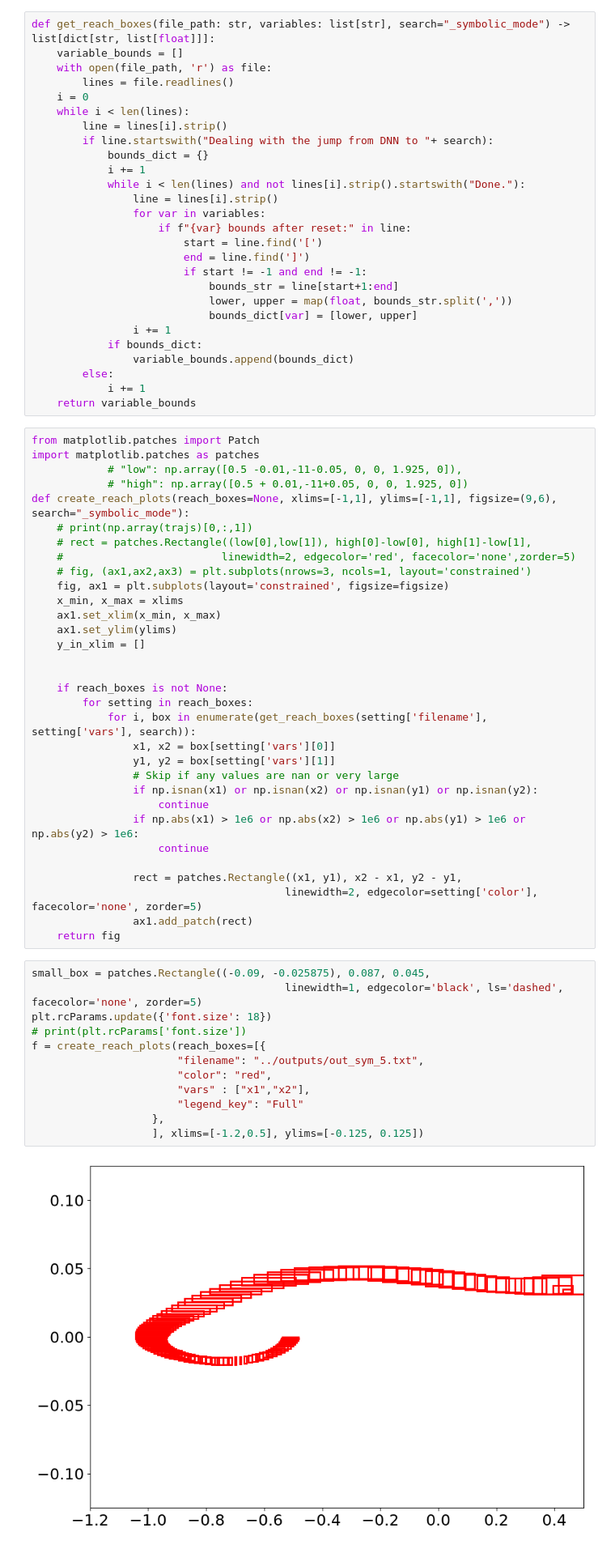
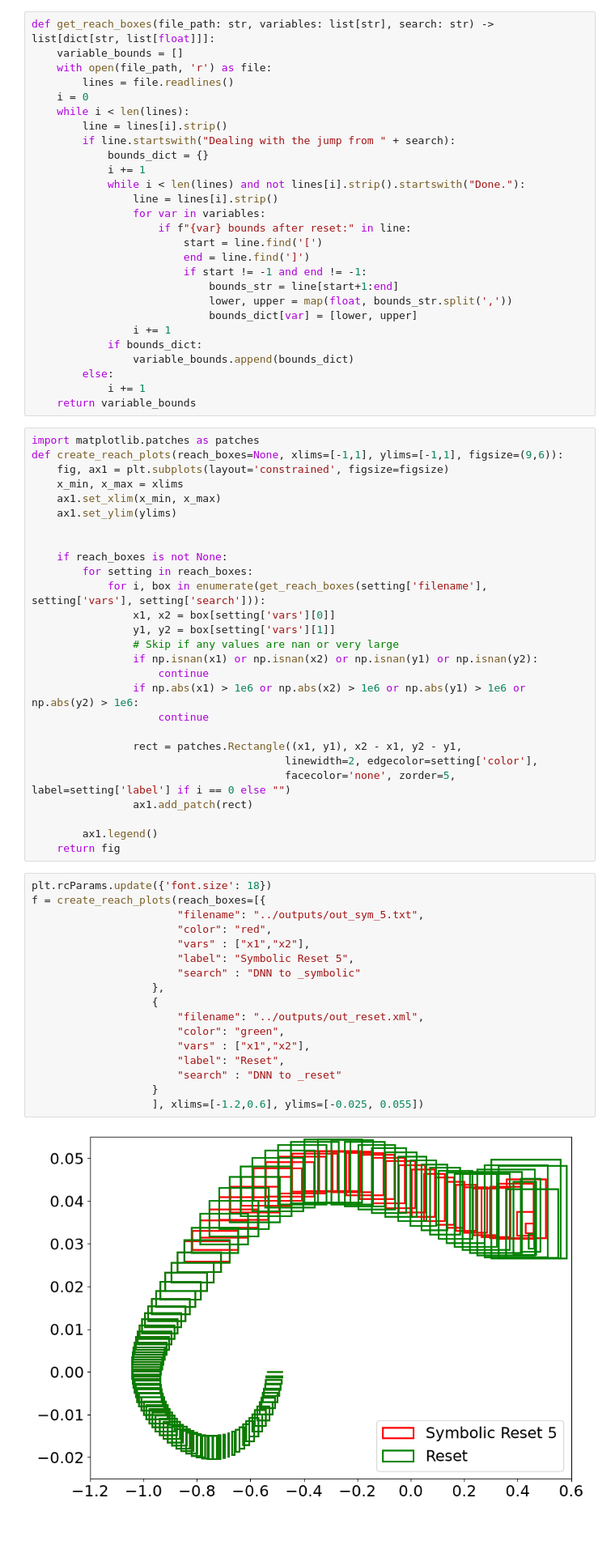
Before and after one commit to MacroLens/verisig, a Jupyter notebook: utils/get_reach_boxes.ipynb, the cells around one changed output. Shown at 81% size. Cells and saved outputs as stored; diff of their text form.

Commit message:
utils: get_reach_boxes: add labels and clean logic

```diff
--- a/utils/get_reach_boxes.ipynb
+++ b/utils/get_reach_boxes.ipynb
@@ -4,14 +4,14 @@ import matplotlib.pyplot as plt
 # %% [markdown]
 # Using the gradient in the loop.
 # %%
-def get_reach_boxes(file_path: str, variables: list[str], search="_symbolic_mode") -> list[dict[str, list[float]]]:
+def get_reach_boxes(file_path: str, variables: list[str], search: str) -> list[dict[str, list[float]]]:
     variable_bounds = []
     with open(file_path, 'r') as file:
         lines = file.readlines()
     i = 0
     while i < len(lines):
         line = lines[i].strip()
-        if line.startswith("Dealing with the jump from DNN to "+ search):
+        if line.startswith("Dealing with the jump from " + search):
             bounds_dict = {}
             i += 1
             while i < len(lines) and not lines[i].strip().startswith("Done."):
@@ -31,25 +31,17 @@ def get_reach_boxes(file_path: str, variables: list[str], search="_symbolic_mode
             i += 1
     return variable_bounds
 # %%
-from matplotlib.patches import Patch
 import matplotlib.patches as patches
-            # "low": np.array([0.5 -0.01,-11-0.05, 0, 0, 1.925, 0]),
-            # "high": np.array([0.5 + 0.01,-11+0.05, 0, 0, 1.925, 0])
-def create_reach_plots(reach_boxes=None, xlims=[-1,1], ylims=[-1,1], figsize=(9,6), search="_symbolic_mode"):
-    # print(np.array(trajs)[0,:,1])
-    # rect = patches.Rectangle((low[0],low[1]), high[0]-low[0], high[1]-low[1],
-    #                         linewidth=2, edgecolor='red', facecolor='none',zorder=5)
-    # fig, (ax1,ax2,ax3) = plt.subplots(nrows=3, ncols=1, layout='constrained')
+def create_reach_plots(reach_boxes=None, xlims=[-1,1], ylims=[-1,1], figsize=(9,6)):
     fig, ax1 = plt.subplots(layout='constrained', figsize=figsize)
     x_min, x_max = xlims
     ax1.set_xlim(x_min, x_max)
     ax1.set_ylim(ylims)
-    y_in_xlim = []
 
 
     if reach_boxes is not None:
         for setting in reach_boxes:
-            for i, box in enumerate(get_reach_boxes(setting['filename'], setting['vars'], search)):
+            for i, box in enumerate(get_reach_boxes(setting['filename'], setting['vars'], setting['search'])):
                 x1, x2 = box[setting['vars'][0]]
                 y1, y2 = box[setting['vars'][1]]
                 # Skip if any values are nan or very large
@@ -59,20 +51,28 @@ def create_reach_plots(reach_boxes=None, xlims=[-1,1], ylims=[-1,1], figsize=(9,
                     continue
 
                 rect = patches.Rectangle((x1, y1), x2 - x1, y2 - y1,
-                                        linewidth=2, edgecolor=setting['color'], facecolor='none', zorder=5)
+                                        linewidth=2, edgecolor=setting['color'],
+                                        facecolor='none', zorder=5, label=setting['label'] if i == 0 else "")
                 ax1.add_patch(rect)
+
+        ax1.legend()
     return fig
 # %%
-small_box = patches.Rectangle((-0.09, -0.025875), 0.087, 0.045,
-                                        linewidth=1, edgecolor='black', ls='dashed', facecolor='none', zorder=5)
 plt.rcParams.update({'font.size': 18})
-# print(plt.rcParams['font.size'])
 f = create_reach_plots(reach_boxes=[{
                        "filename": "../outputs/out_sym_5.txt",
                        "color": "red",
                        "vars" : ["x1","x2"],
-                       "legend_key": "Full"
+                       "label": "Symbolic Reset 5",
+                       "search" : "DNN to _symbolic"
                    },
-                   ], xlims=[-1.2,0.5], ylims=[-0.125, 0.125])
+                   {
+                       "filename": "../outputs/out_reset.xml",
+                       "color": "green",
+                       "vars" : ["x1","x2"],
+                       "label": "Reset",
+                       "search" : "DNN to _reset"
+                   }
+                   ], xlims=[-1.2,0.6], ylims=[-0.025, 0.055])
 # %% [output]
-[figure, old version]
+[figure, new version]
```
Also changed, not shown: parts of 1 cell of this notebook.
